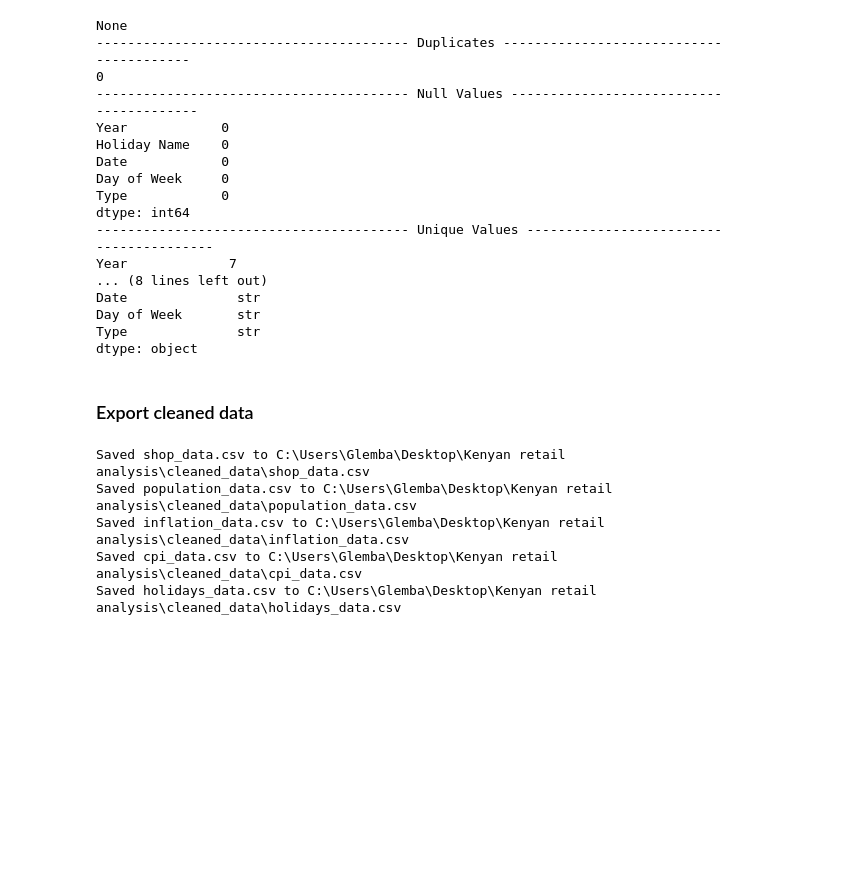
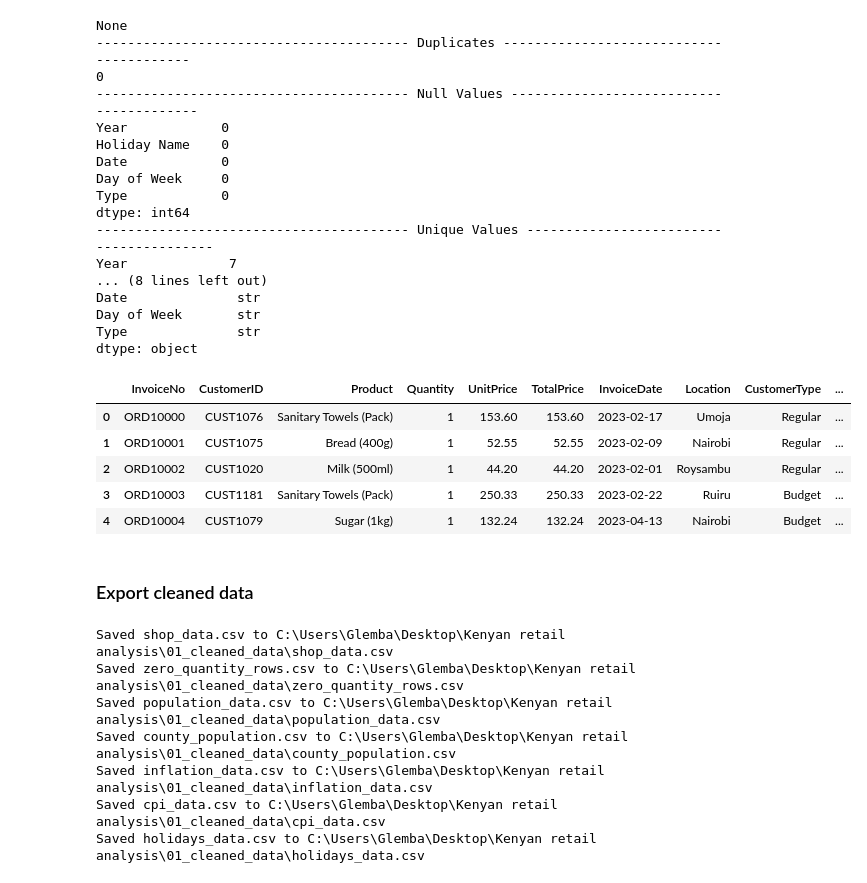
Before and after one commit to glembaglitch/kenyan_retail_analysis, a Jupyter notebook: 02_notebooks/cleanig_pipeline.ipynb, the cells around one changed output. Cells and saved outputs as stored; diff of their text form; code cells hidden in the pictures; blank space fills up the shorter version.

```diff
--- a/02_notebooks/cleanig_pipeline.ipynb
+++ b/02_notebooks/cleanig_pipeline.ipynb
@@ -371,7 +460,7 @@ dtype: object
 # %% [markdown]
 #### 5.) Public holidays
 # %%
-holidays = pd.read_excel(r"C:\Users\Glemba\Desktop\Kenyan retail analysis\raw_data\kenya_public_holidays_2020_2026.xlsx")
+holidays = pd.read_excel(r"C:\Users\Glemba\Desktop\Kenyan retail analysis\00_raw_data\kenya_public_holidays_2020_2026.xlsx")
 holidays.head()
 # %% [output]
 |  | Year | Holiday Name | Date | Day of Week | Type |
@@ -448,15 +537,75 @@ Date              str
 Day of Week       str
 Type              str
 dtype: object
+# %%
+### 3) Build the features to use later for EDA and more
+# Calendar features
+shop_data["InvoiceMonth"] = shop_data["InvoiceDate"].dt.month
+shop_data["InvoiceWeekday"] = shop_data["InvoiceDate"].dt.day_name()
+shop_data["InvoiceWeekdayNum"] = shop_data["InvoiceDate"].dt.dayofweek
+
+# Public-holiday flag
+holiday_dates = pd.to_datetime(
+    holidays["Date"], errors="coerce"
+).dt.normalize().dropna()
+
+shop_data["IsHoliday"] = (
+    shop_data["InvoiceDate"].dt.normalize()
+    .isin(holiday_dates)
+    .astype("int8")
+)
+
+# Revenue for each invoice line
+shop_data["LineRevenue"] = (
+    shop_data["Quantity"] * shop_data["UnitPrice"]
+).round(2)
+
+# Map each town/location to its county
+town_to_county = {
+    "kitengela": "Kajiado",
+    "nairobi": "Nairobi",
+    "rongai": "Kajiado",
+    "roysambu": "Nairobi",
+    "ruaka": "Kiambu",
+    "ruiru": "Kiambu",
+    "thika": "Kiambu",
+    "umoja": "Nairobi",
+}
+
+location_key = shop_data["Location"].astype("string").str.strip().str.lower()
+shop_data["County"] = location_key.map(town_to_county)
+
+unmapped_locations = sorted(
+    shop_data.loc[shop_data["County"].isna(), "Location"]
+    .dropna()
+    .unique()
+    .tolist()
+)
+
+if unmapped_locations:
+    raise ValueError(f"Add county mappings for: {unmapped_locations}")
+
+shop_data["County"] = shop_data["County"].str.upper()
+
+shop_data.head()
+# %% [output]
+|  | InvoiceNo | CustomerID | Product | Quantity | UnitPrice | TotalPrice | InvoiceDate | Location | CustomerType | ... |
+| 0 | ORD10000 | CUST1076 | Sanitary Towels (Pack) | 1 | 153.60 | 153.60 | 2023-02-17 | Umoja | Regular | ... |
+| 1 | ORD10001 | CUST1075 | Bread (400g) | 1 | 52.55 | 52.55 | 2023-02-09 | Nairobi | Regular | ... |
+| 2 | ORD10002 | CUST1020 | Milk (500ml) | 1 | 44.20 | 44.20 | 2023-02-01 | Roysambu | Regular | ... |
+| 3 | ORD10003 | CUST1181 | Sanitary Towels (Pack) | 1 | 250.33 | 250.33 | 2023-02-22 | Ruiru | Budget | ... |
+| 4 | ORD10004 | CUST1079 | Sugar (1kg) | 1 | 132.24 | 132.24 | 2023-04-13 | Nairobi | Budget | ... |
 # %% [markdown]
 ### Export cleaned data
 # %%
 # define target folder and file path
-output_folder = r"C:\Users\Glemba\Desktop\Kenyan retail analysis\cleaned_data"
+output_folder = r"C:\Users\Glemba\Desktop\Kenyan retail analysis\01_cleaned_data"
 
 files = {
     "shop_data.csv": shop_data,
+    "zero_quantity_rows.csv": zero_quantity_rows,
     "population_data.csv": population_data,
+    "county_population.csv": county_population,
     "inflation_data.csv": inflation_data,
     "cpi_data.csv": cpi,
     "holidays_data.csv": holidays
@@ -467,8 +616,10 @@ for file_name, df in files.items():
     df.to_csv(file_path, index=False)
     print(f"Saved {file_name} to {file_path}")
 # %% [output]
-Saved shop_data.csv to C:\Users\Glemba\Desktop\Kenyan retail analysis\cleaned_data\shop_data.csv
-Saved population_data.csv to C:\Users\Glemba\Desktop\Kenyan retail analysis\cleaned_data\population_data.csv
-Saved inflation_data.csv to C:\Users\Glemba\Desktop\Kenyan retail analysis\cleaned_data\inflation_data.csv
-Saved cpi_data.csv to C:\Users\Glemba\Desktop\Kenyan retail analysis\cleaned_data\cpi_data.csv
-Saved holidays_data.csv to C:\Users\Glemba\Desktop\Kenyan retail analysis\cleaned_data\holidays_data.csv
+Saved shop_data.csv to C:\Users\Glemba\Desktop\Kenyan retail analysis\01_cleaned_data\shop_data.csv
+Saved zero_quantity_rows.csv to C:\Users\Glemba\Desktop\Kenyan retail analysis\01_cleaned_data\zero_quantity_rows.csv
+Saved population_data.csv to C:\Users\Glemba\Desktop\Kenyan retail analysis\01_cleaned_data\population_data.csv
+Saved county_population.csv to C:\Users\Glemba\Desktop\Kenyan retail analysis\01_cleaned_data\county_population.csv
+Saved inflation_data.csv to C:\Users\Glemba\Desktop\Kenyan retail analysis\01_cleaned_data\inflation_data.csv
+Saved cpi_data.csv to C:\Users\Glemba\Desktop\Kenyan retail analysis\01_cleaned_data\cpi_data.csv
+Saved holidays_data.csv to C:\Users\Glemba\Desktop\Kenyan retail analysis\01_cleaned_data\holidays_data.csv
```
Also changed, not shown: parts of 9 cells of this notebook, 8 other files.
